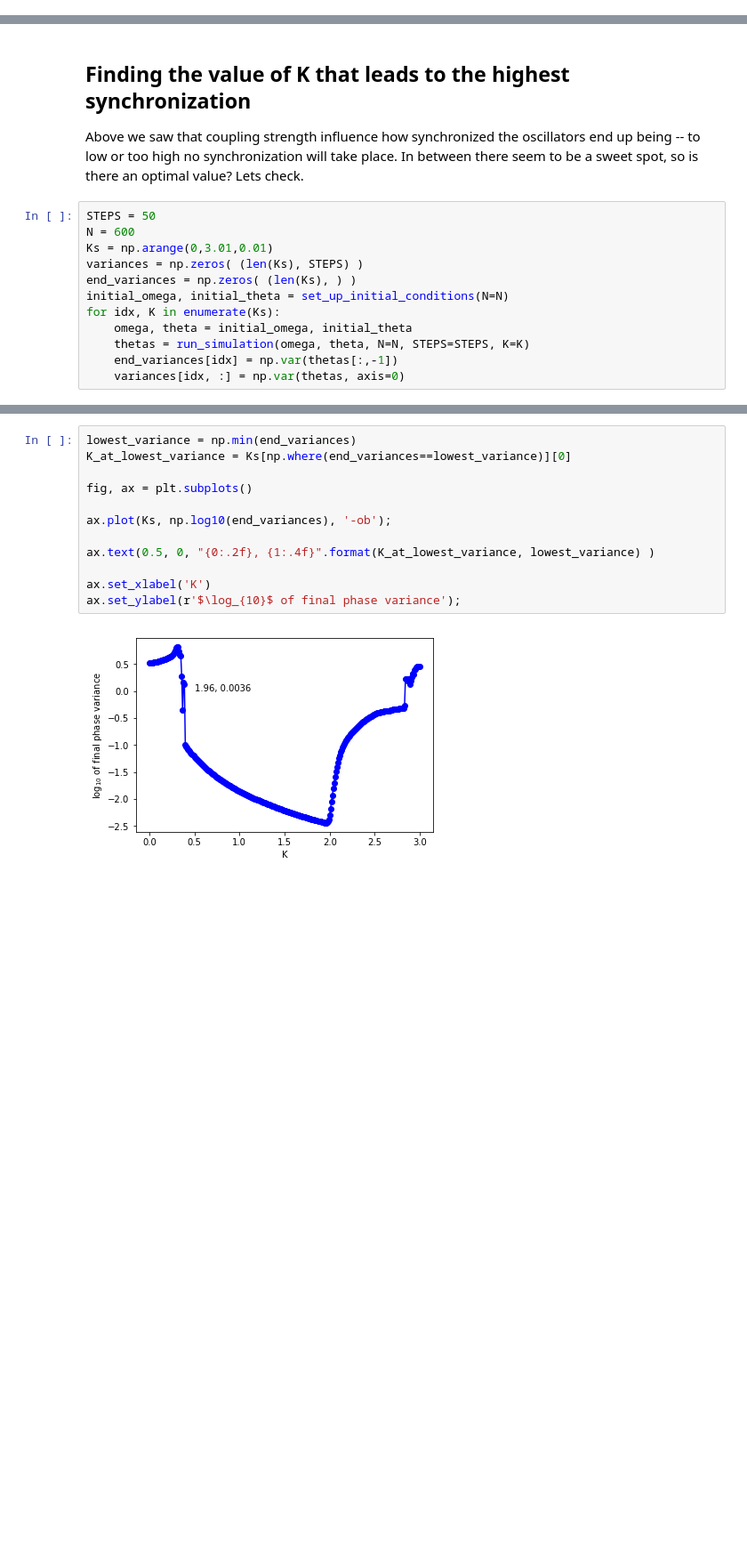
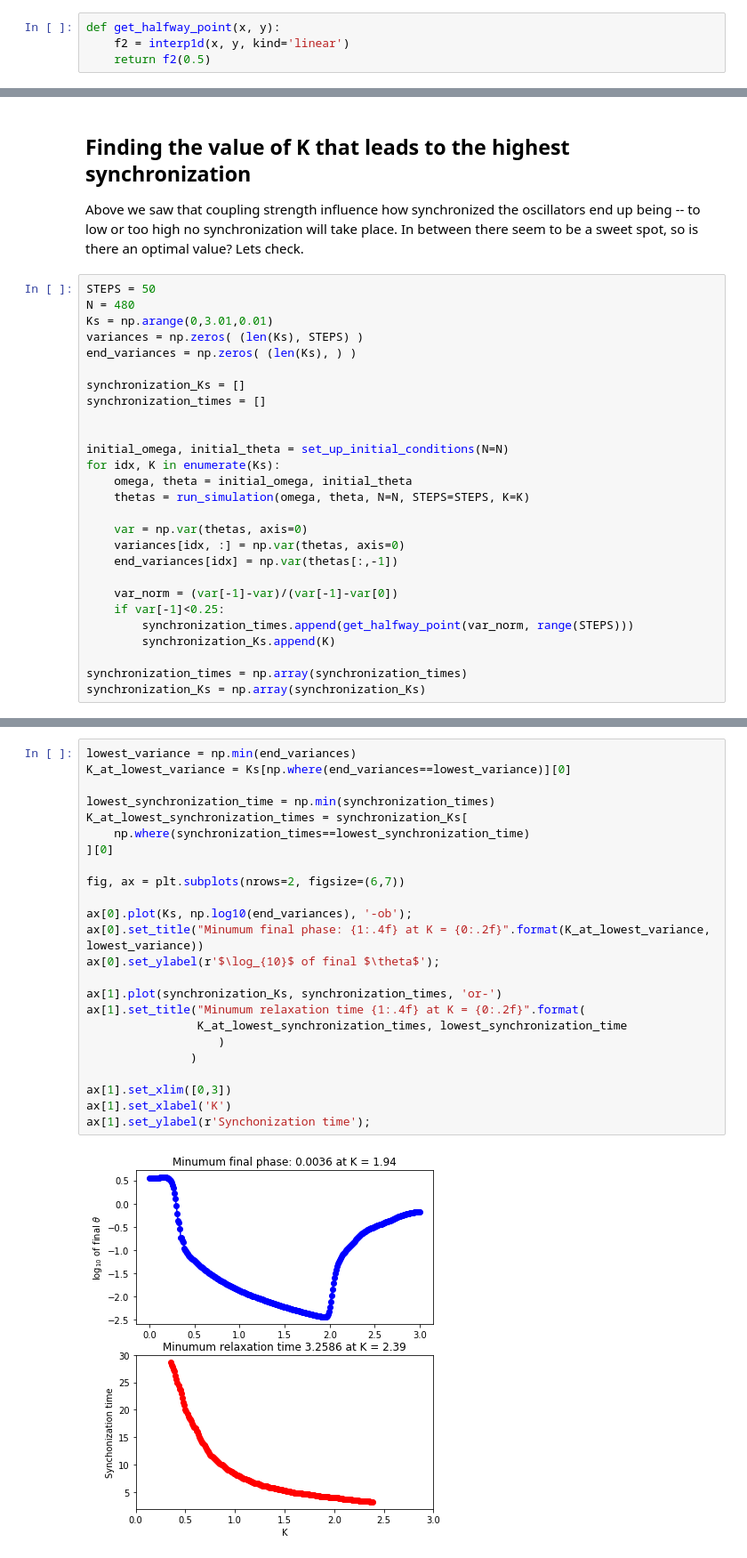
Before and after one commit to mikkelhartmann/reproduced-papers, a Jupyter notebook: strogatz_1991/strogatz_1991.ipynb, the cells around one changed output, grey strips where cells are left out. Shown: that part at 89% size. Drawn from its saved outputs; the diff is of its cells as text; blank space fills up the shorter version.

```diff
--- a/strogatz_1991/strogatz_1991.ipynb
+++ b/strogatz_1991/strogatz_1991.ipynb
@@ -136 +154,5 @@ Below I show the phase of each oscillator for each time step together with the a
+# %%
+def get_halfway_point(x, y):
+    f2 = interp1d(x, y, kind='linear')
+    return f2(0.5)
 # %%
@@ -174,13 +213,28 @@ fig.tight_layout()
 Above we saw that coupling strength influence how synchronized the oscillators end up being -- to low or too high no synchronization will take place. In between there seem to be a sweet spot, so is there an optimal value? Lets check.
 # %%
 STEPS = 50
-N = 600
+N = 480
 Ks = np.arange(0,3.01,0.01)
 variances = np.zeros( (len(Ks), STEPS) )
 end_variances = np.zeros( (len(Ks), ) )
+
+synchronization_Ks = []
+synchronization_times = []
+
+
 initial_omega, initial_theta = set_up_initial_conditions(N=N)
 for idx, K in enumerate(Ks):
     omega, theta = initial_omega, initial_theta
     thetas = run_simulation(omega, theta, N=N, STEPS=STEPS, K=K)
+
+    var = np.var(thetas, axis=0)
+    variances[idx, :] = np.var(thetas, axis=0)
     end_variances[idx] = np.var(thetas[:,-1])
-    variances[idx, :] = np.var(thetas, axis=0)
+
+    var_norm = (var[-1]-var)/(var[-1]-var[0])
+    if var[-1]<0.25:
+        synchronization_times.append(get_halfway_point(var_norm, range(STEPS)))
+        synchronization_Ks.append(K)
+
+synchronization_times = np.array(synchronization_times)
+synchronization_Ks = np.array(synchronization_Ks)
@@ -187,15 +243,27 @@ for idx, K in enumerate(Ks):
 # %%
 lowest_variance = np.min(end_variances)
 K_at_lowest_variance = Ks[np.where(end_variances==lowest_variance)][0]
 
-fig, ax = plt.subplots()
+lowest_synchronization_time = np.min(synchronization_times)
+K_at_lowest_synchronization_times = synchronization_Ks[
+    np.where(synchronization_times==lowest_synchronization_time)
+][0]
 
-ax.plot(Ks, np.log10(end_variances), '-ob');
+fig, ax = plt.subplots(nrows=2, figsize=(6,7))
 
-ax.text(0.5, 0, "{0:.2f}, {1:.4f}".format(K_at_lowest_variance, lowest_variance) )
+ax[0].plot(Ks, np.log10(end_variances), '-ob');
+ax[0].set_title("Minumum final phase: {1:.4f} at K = {0:.2f}".format(K_at_lowest_variance, lowest_variance))
+ax[0].set_ylabel(r'$\log_{10}$ of final $\theta$');
 
-ax.set_xlabel('K')
-ax.set_ylabel(r'$\log_{10}$ of final phase variance');
+ax[1].plot(synchronization_Ks, synchronization_times, 'or-')
+ax[1].set_title("Minumum relaxation time {1:.4f} at K = {0:.2f}".format(
+                K_at_lowest_synchronization_times, lowest_synchronization_time
+                   )
+               )
+
+ax[1].set_xlim([0,3])
+ax[1].set_xlabel('K')
+ax[1].set_ylabel(r'Synchonization time');
 # %% [output]
-[figure, old version]
+[figure, new version]
 # %% [markdown]
```
Also changed, not shown: parts of 23 cells of this notebook, 1 other file.
